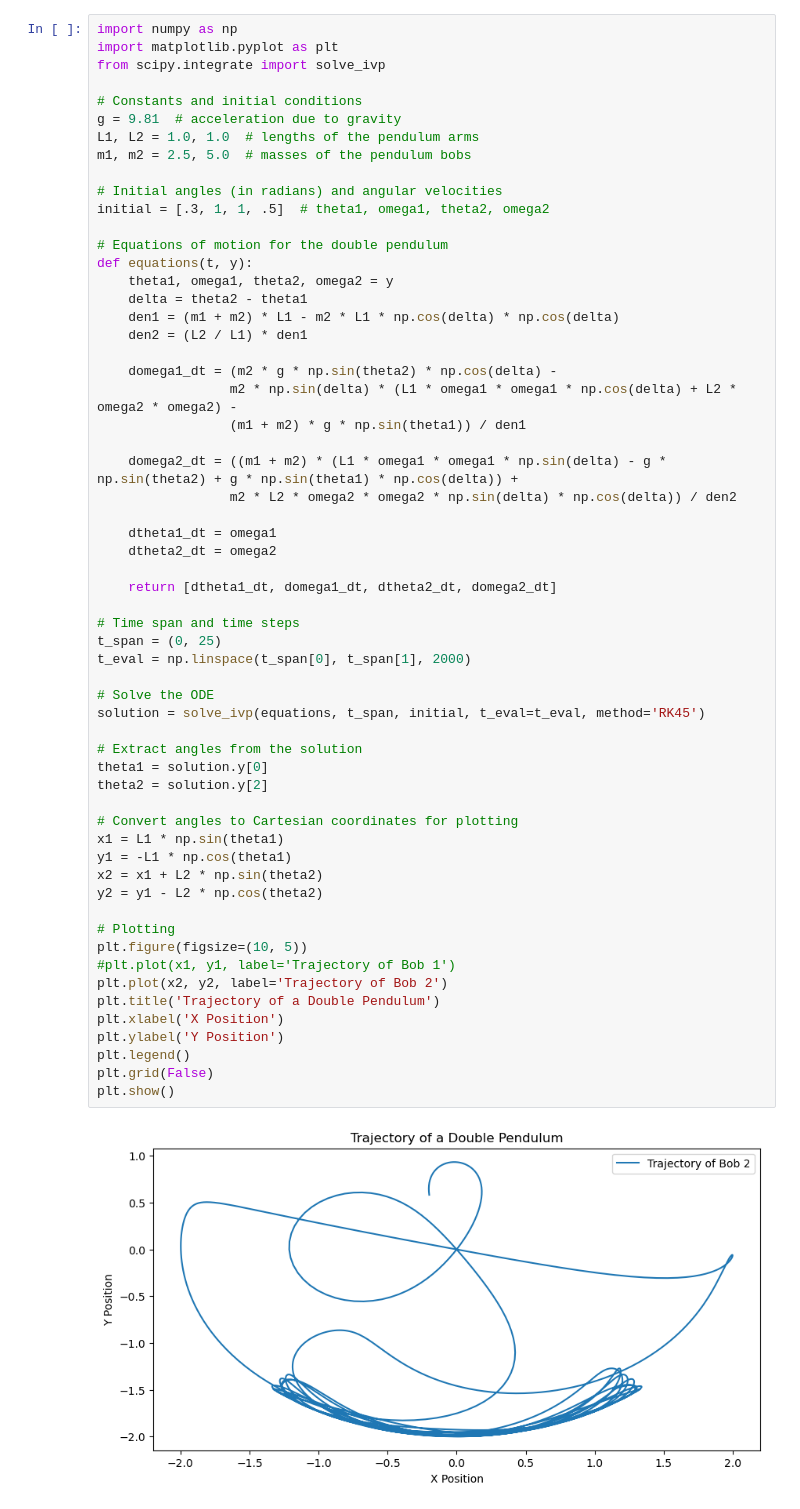
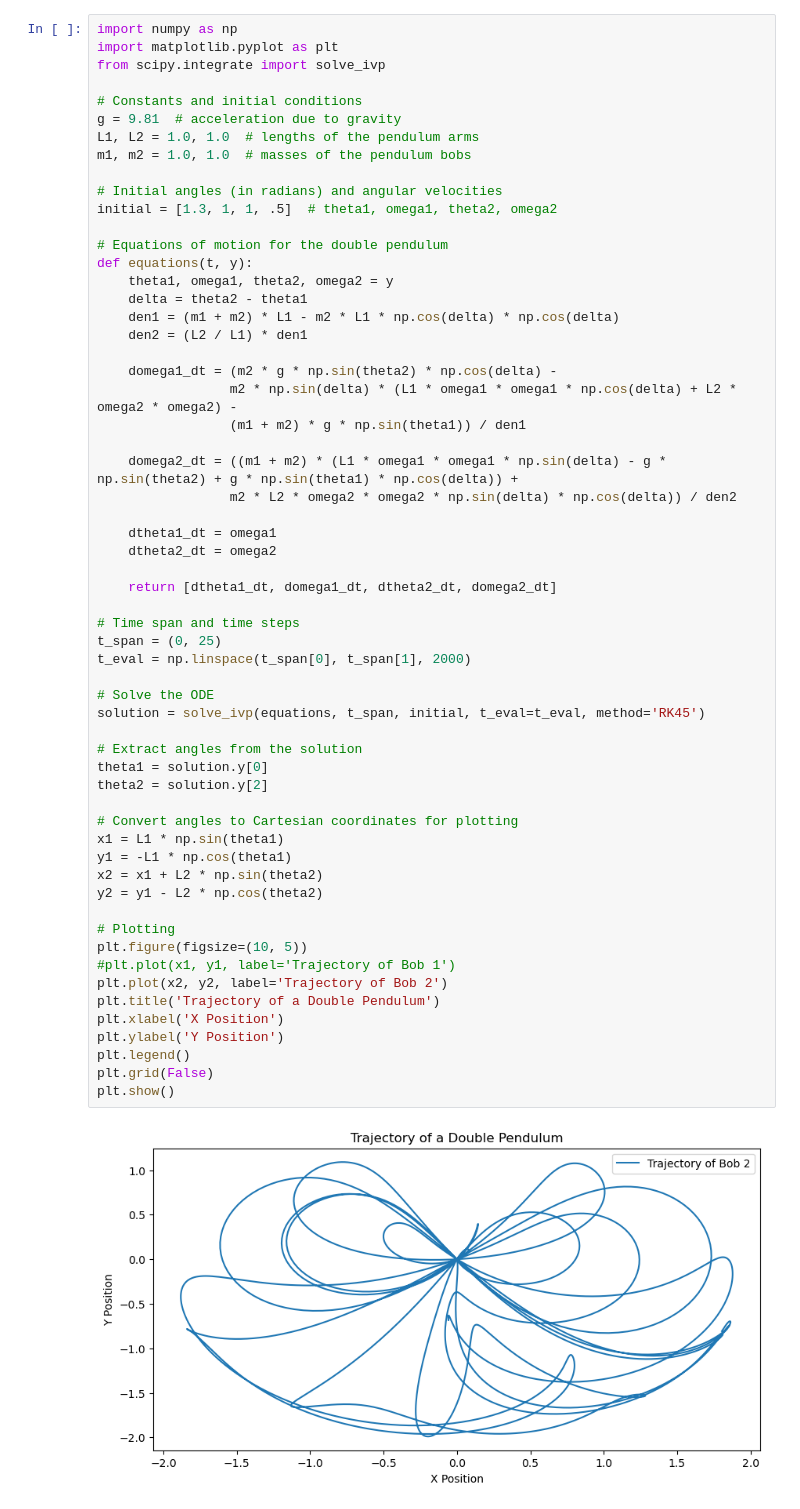
Before and after one commit to linus-md/pendulum, a Jupyter notebook: plots/plot_pendulum.ipynb, the cells around one changed output. Cells and saved outputs as stored; diff of their text form.

```diff
--- a/plots/plot_pendulum.ipynb
+++ b/plots/plot_pendulum.ipynb
@@ -6,10 +6,10 @@ from scipy.integrate import solve_ivp
 # Constants and initial conditions
 g = 9.81  # acceleration due to gravity
 L1, L2 = 1.0, 1.0  # lengths of the pendulum arms
-m1, m2 = 2.5, 5.0  # masses of the pendulum bobs
+m1, m2 = 1.0, 1.0  # masses of the pendulum bobs
 
 # Initial angles (in radians) and angular velocities
-initial = [.3, 1, 1, .5]  # theta1, omega1, theta2, omega2
+initial = [1.3, 1, 1, .5]  # theta1, omega1, theta2, omega2
 
 # Equations of motion for the double pendulum
 def equations(t, y):
@@ -31,34 +31,34 @@ def equations(t, y):
     return [dtheta1_dt, domega1_dt, dtheta2_dt, domega2_dt]
 
 # Time span and time steps
 t_span = (0, 25)
 t_eval = np.linspace(t_span[0], t_span[1], 2000)
 
 # Solve the ODE
 solution = solve_ivp(equations, t_span, initial, t_eval=t_eval, method='RK45')
 
 # Extract angles from the solution
 theta1 = solution.y[0]
 theta2 = solution.y[2]
 
 # Convert angles to Cartesian coordinates for plotting
 x1 = L1 * np.sin(theta1)
 y1 = -L1 * np.cos(theta1)
 x2 = x1 + L2 * np.sin(theta2)
 y2 = y1 - L2 * np.cos(theta2)
 
 # Plotting
 plt.figure(figsize=(10, 5))
 #plt.plot(x1, y1, label='Trajectory of Bob 1')
 plt.plot(x2, y2, label='Trajectory of Bob 2')
 plt.title('Trajectory of a Double Pendulum')
 plt.xlabel('X Position')
 plt.ylabel('Y Position')
 plt.legend()
 plt.grid(False)
 plt.show()
 # %% [output]
-[figure, old version]
+[figure, new version]
 # %%
 # Constants
 g = 9.81  # Gravity
```
Also changed, not shown: parts of 1 cell of this notebook, 5 other files.
